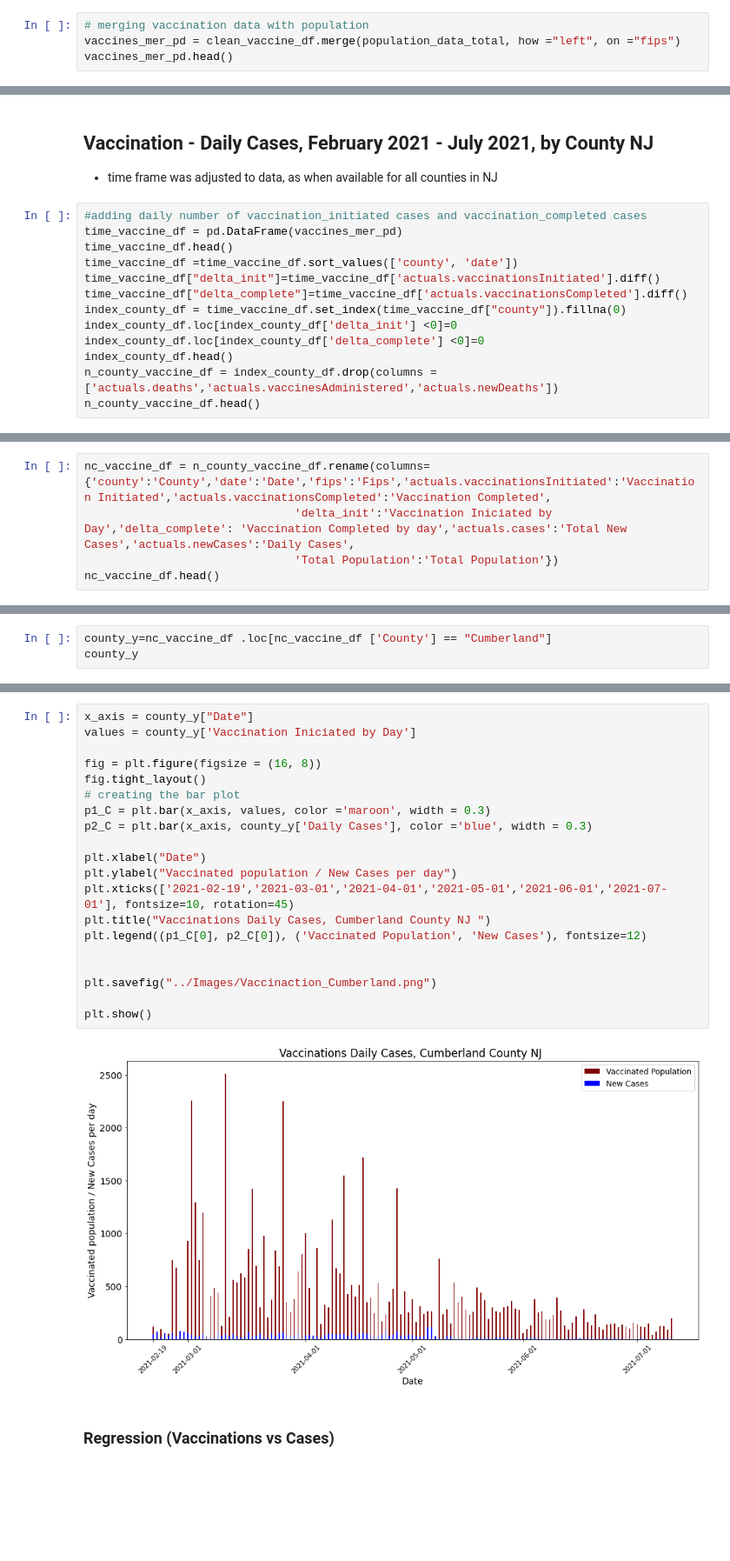
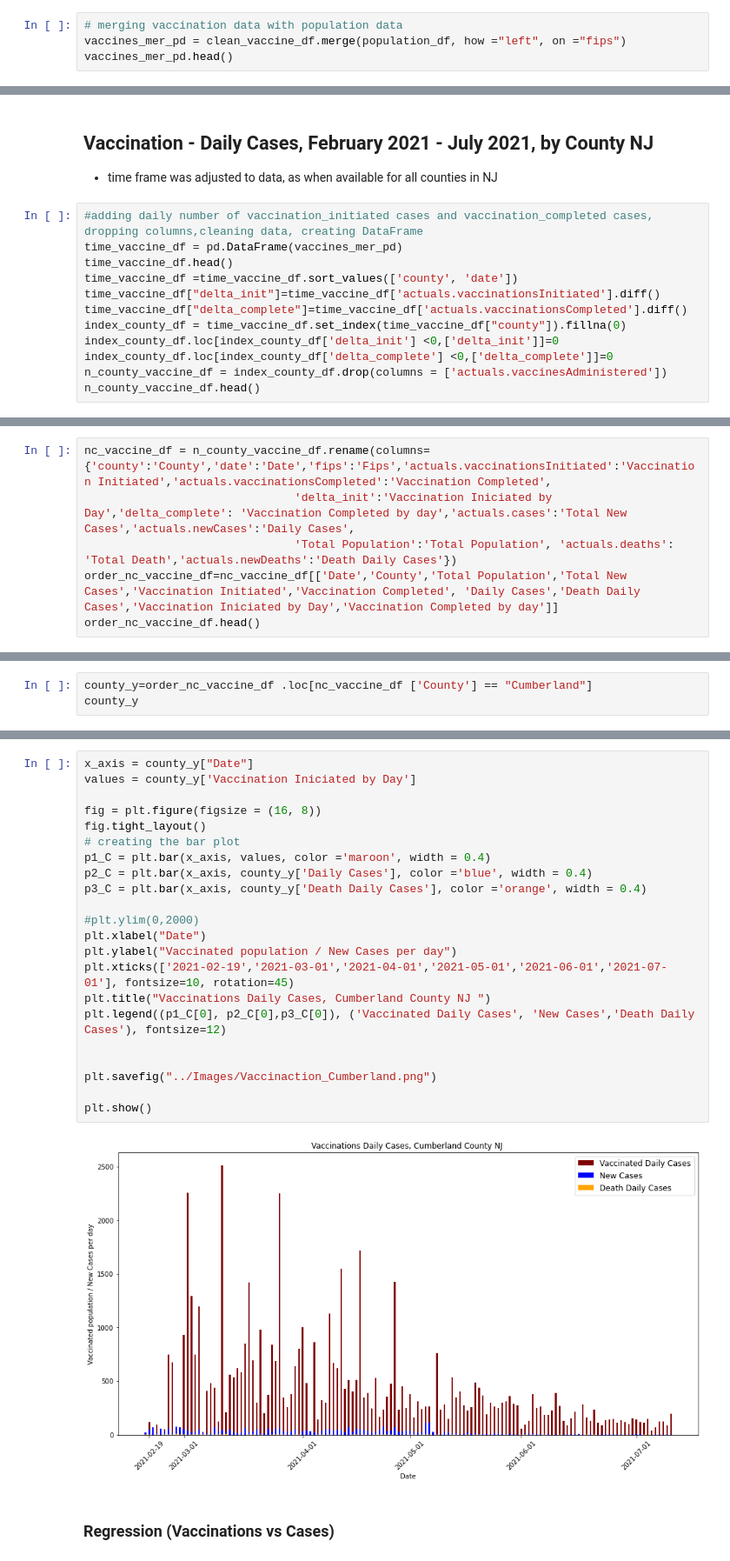
Before and after one commit to melissadiep94/covid19-project, a Jupyter notebook: Vaccination/State_NJ_Covid_time.ipynb, the cells around one changed output, grey strips where cells are left out. Shown at 87% size. Cells and saved outputs as stored; diff of their text form; blank space fills up the shorter version.

```diff
--- a/Vaccination/State_NJ_Covid_time.ipynb
+++ b/Vaccination/State_NJ_Covid_time.ipynb
@@ -62,6 +62,6 @@ population_data_total.head()
 # %%
-# merging vaccination data with population
-vaccines_mer_pd = clean_vaccine_df.merge(population_data_total, how ="left", on ="fips")
+# merging vaccination data with population data
+vaccines_mer_pd = clean_vaccine_df.merge(population_df, how ="left", on ="fips")
 vaccines_mer_pd.head()
 # %% [output]
 |  | date | county | fips | actuals.cases | actuals.deaths | actuals.newCases | actuals.vaccinationsInitiated | ... |
@@ -139,16 +162,15 @@ plt.show()
 ## Vaccination - Daily Cases, February 2021 - July 2021, by County NJ
 * time frame was adjusted to data, as when available for all counties in NJ
 # %%
-#adding daily number of vaccination_initiated cases and vaccination_completed cases
+#adding daily number of vaccination_initiated cases and vaccination_completed cases, dropping columns,cleaning data, creating DataFrame
 time_vaccine_df = pd.DataFrame(vaccines_mer_pd)
 time_vaccine_df.head()
 time_vaccine_df =time_vaccine_df.sort_values(['county', 'date'])
 time_vaccine_df["delta_init"]=time_vaccine_df['actuals.vaccinationsInitiated'].diff()
 time_vaccine_df["delta_complete"]=time_vaccine_df['actuals.vaccinationsCompleted'].diff()
 index_county_df = time_vaccine_df.set_index(time_vaccine_df["county"]).fillna(0)
-index_county_df.loc[index_county_df['delta_init'] <0]=0
-index_county_df.loc[index_county_df['delta_complete'] <0]=0
-index_county_df.head()
-n_county_vaccine_df = index_county_df.drop(columns = ['actuals.deaths','actuals.vaccinesAdministered','actuals.newDeaths'])
+index_county_df.loc[index_county_df['delta_init'] <0,['delta_init']]=0
+index_county_df.loc[index_county_df['delta_complete'] <0,['delta_complete']]=0
+n_county_vaccine_df = index_county_df.drop(columns = ['actuals.vaccinesAdministered'])
 n_county_vaccine_df.head()
 # %% [output]
@@ -162,6 +184,7 @@ n_county_vaccine_df.head()
 # %%
 nc_vaccine_df = n_county_vaccine_df.rename(columns={'county':'County','date':'Date','fips':'Fips','actuals.vaccinationsInitiated':'Vaccination Initiated','actuals.vaccinationsCompleted':'Vaccination Completed',
                                'delta_init':'Vaccination Iniciated by Day','delta_complete': 'Vaccination Completed by day','actuals.cases':'Total New Cases','actuals.newCases':'Daily Cases',
-                               'Total Population':'Total Population'})
-nc_vaccine_df.head()
+                               'Total Population':'Total Population', 'actuals.deaths': 'Total Death','actuals.newDeaths':'Death Daily Cases'})
+order_nc_vaccine_df=nc_vaccine_df[['Date','County','Total Population','Total New Cases','Vaccination Initiated','Vaccination Completed', 'Daily Cases','Death Daily Cases','Vaccination Iniciated by Day','Vaccination Completed by day']]
+order_nc_vaccine_df.head()
 # %% [output]
@@ -208,4 +233,4 @@ plt.show()
 # %%
-county_y=nc_vaccine_df .loc[nc_vaccine_df ['County'] == "Cumberland"]
+county_y=order_nc_vaccine_df .loc[nc_vaccine_df ['County'] == "Cumberland"]
 county_y
 # %% [output]
@@ -226,25 +251,27 @@ county_y
 # %%
 x_axis = county_y["Date"]
 values = county_y['Vaccination Iniciated by Day']
 
 fig = plt.figure(figsize = (16, 8))
 fig.tight_layout()
 # creating the bar plot
-p1_C = plt.bar(x_axis, values, color ='maroon', width = 0.3)
-p2_C = plt.bar(x_axis, county_y['Daily Cases'], color ='blue', width = 0.3)
+p1_C = plt.bar(x_axis, values, color ='maroon', width = 0.4)
+p2_C = plt.bar(x_axis, county_y['Daily Cases'], color ='blue', width = 0.4)
+p3_C = plt.bar(x_axis, county_y['Death Daily Cases'], color ='orange', width = 0.4)
 
+#plt.ylim(0,2000)
 plt.xlabel("Date")
 plt.ylabel("Vaccinated population / New Cases per day")
 plt.xticks(['2021-02-19','2021-03-01','2021-04-01','2021-05-01','2021-06-01','2021-07-01'], fontsize=10, rotation=45)
 plt.title("Vaccinations Daily Cases, Cumberland County NJ ")
-plt.legend((p1_C[0], p2_C[0]), ('Vaccinated Population', 'New Cases'), fontsize=12)
+plt.legend((p1_C[0], p2_C[0],p3_C[0]), ('Vaccinated Daily Cases', 'New Cases','Death Daily Cases'), fontsize=12)
 
 
 plt.savefig("../Images/Vaccinaction_Cumberland.png")
 
 plt.show()
 # %% [output]
-[figure, old version]
+[figure, new version]
 # %% [markdown]
 ### Regression (Vaccinations vs Cases)
 # %%
```
Also changed, not shown: parts of 28 cells of this notebook, 1 other file.
